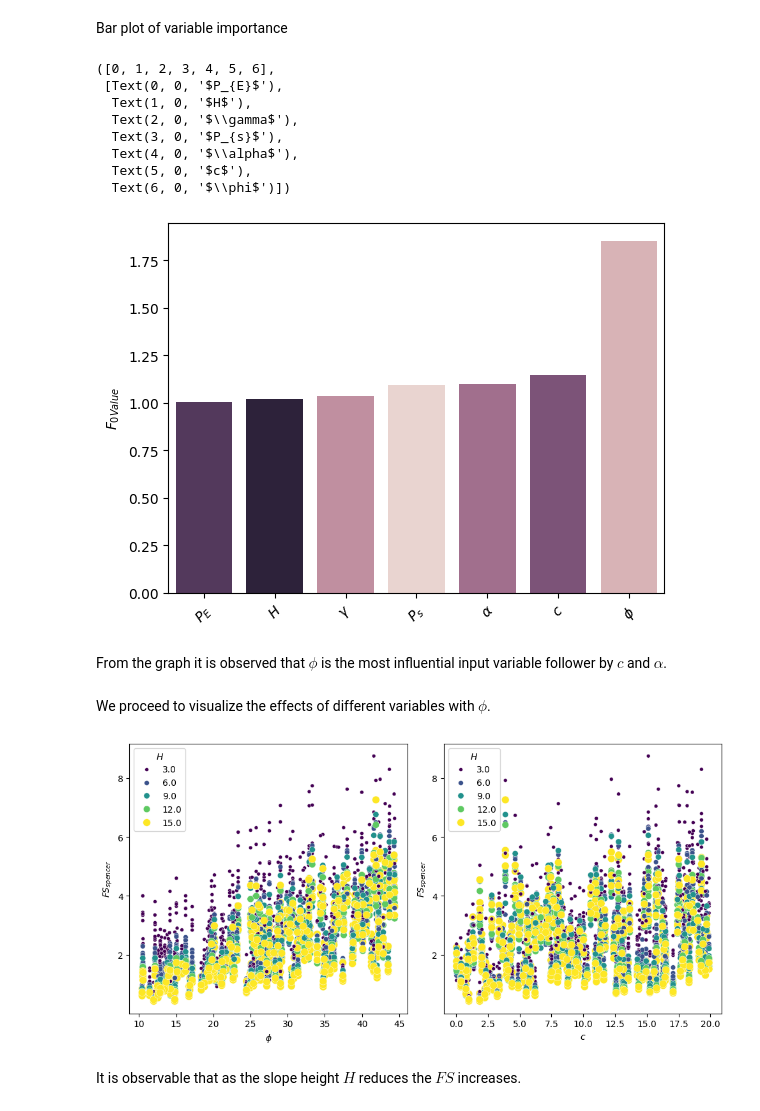
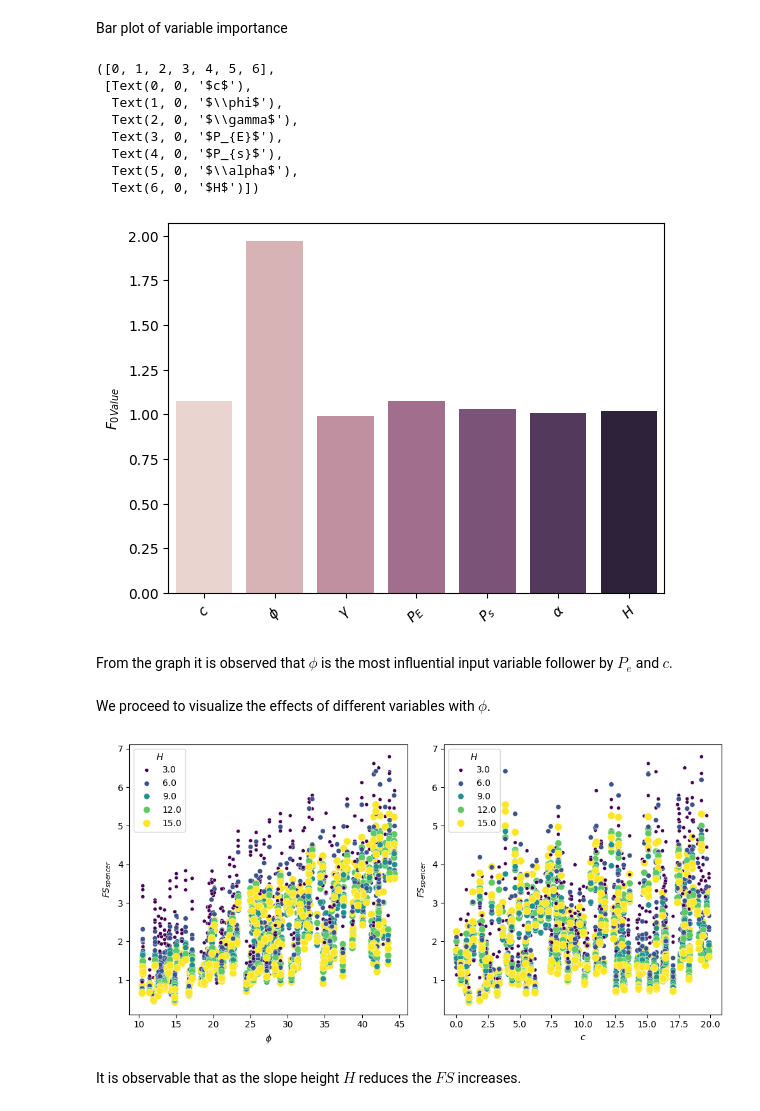
Before and after one commit to FBrownp/ML-geo, a Jupyter notebook: research/EDA_slope_data.ipynb, the cells around one changed output. Drawn from its saved outputs; the diff is of its cells as text; code cells hidden in the pictures.

```diff
--- a/research/EDA_slope_data.ipynb
+++ b/research/EDA_slope_data.ipynb
@@ -38,26 +38,26 @@ from matplotlib import pyplot as plt
 # %% [markdown]
 Read csv files and add Main_config data, then append every csv into one file.
 # %%
-data_excel = pd.read_excel("Main_config.xlsx")
+# data_excel = pd.read_excel("Main_config.xlsx")
 
-for i in range(1,26):
-    data_df = pd.read_csv("data" + str(i) + ".csv")
+# for i in range(1,26):
+#     data_df = pd.read_csv("data" + str(i) + ".csv")
 
-    phi    = data_excel["Slope Angle"][i-1]*np.ones(5000)
-    height = data_excel["H"][i-1]*np.ones(5000)
+#     phi    = data_excel["Slope Angle"][i-1]*np.ones(5000)
+#     height = data_excel["H"][i-1]*np.ones(5000)
 
-    add_data    = pd.DataFrame({ "slope_angle": phi, "slope_height" :height})
-    add_data    = pd.concat([data_df , add_data] , axis=1)
-    add_data.to_csv("add_data" + str(i) + ".csv")
+#     add_data    = pd.DataFrame({ "slope_angle": phi, "slope_height" :height})
+#     add_data    = pd.concat([data_df , add_data] , axis=1)
+#     add_data.to_csv("add_data" + str(i) + ".csv")
 
 
-df_main = pd.read_csv("add_data1.csv")
+# df_main = pd.read_csv("add_data1.csv")
 
-for i in range(2,26):
-    df_main = pd.concat( [df_main , pd.read_csv("add_data" + str(i) + ".csv")] )
+# for i in range(2,26):
+#     df_main = pd.concat( [df_main , pd.read_csv("add_data" + str(i) + ".csv")] )
 
-df_main = df_main.fillna(0)
+# df_main = df_main.fillna(0)
 
-df_main.drop(["Unnamed: 7", "Unnamed: 0"], axis=1, inplace=True)
+# df_main.drop(["Unnamed: 7", "Unnamed: 0"], axis=1, inplace=True)
 # %% [markdown]
 Print first 5 elements in new data
@@ -182,10 +193,7 @@ f_test  = pd.DataFrame({"F0_value" : f_test[0]})
 # %% [markdown]
 Reset indexes to get sorted positions
 # %%
-f_test.reset_index(inplace=True)
-f_test.sort_values(by="F0_value", inplace=True)
-f_test.reset_index(inplace=True)
-
 names  = [r"$c$",r"$\phi$",r"$\gamma$",r"$P_{E}$",r"$P_{s}$",r"$\alpha$",r"$H$"]
-nnames = pd.DataFrame(list(zip(names, f_test["index"])), columns= ["name", "index"]).sort_values(by="index")
+nnames = pd.DataFrame(list(zip(names, f_test.index.values)), columns= ["name", "index"]).sort_values(by="index")
+nnames
 # %% [output]
@@ -202,53 +210,53 @@ Bar plot of variable importance
 # %%
 ax = sns.barplot(x = f_test.index.values ,
                  y = f_test["F0_value"],
-                 hue= f_test["index"],
+                 hue= f_test.index.values,
                  legend= False)
 ax.set(ylabel = r"$F_{0 Value}$")
 ax.set_xticklabels(list(nnames["name"]))
 plt.xticks(rotation = 45)
 # %% [output]
 ([0, 1, 2, 3, 4, 5, 6],
- [Text(0, 0, '$P_{E}$'),
-  Text(1, 0, '$H$'),
+ [Text(0, 0, '$c$'),
+  Text(1, 0, '$\\phi$'),
   Text(2, 0, '$\\gamma$'),
-  Text(3, 0, '$P_{s}$'),
-  Text(4, 0, '$\\alpha$'),
-  Text(5, 0, '$c$'),
-  Text(6, 0, '$\\phi$')])
+  Text(3, 0, '$P_{E}$'),
+  Text(4, 0, '$P_{s}$'),
+  Text(5, 0, '$\\alpha$'),
+  Text(6, 0, '$H$')])
-[figure, old version]
+[figure, new version]
 # %% [markdown]
-From the graph it is observed that $\phi$ is the most influential input variable follower by $c$ and $\alpha$.
+From the graph it is observed that $\phi$ is the most influential input variable follower by $P_{e}$ and $c$.
 # %% [markdown]
 We proceed to visualize the effects of different variables with $\phi$.
 # %%
 fig,axs = plt.subplots(1,2, figsize=(10,5))
 
 df_main_n = df_main[df_main.iloc[:,3] < 3]
 
 
-names   = ["Material 1 : Phi (deg)","Material 1 : Cohesion (kN/m2)"]
+names   = ["Phi","Cohesion"]
 names_i = [r"$\phi$", r"$c$"]
 
 for i in range(0,2):
     ax = sns.scatterplot(x = df_main_n[names[i]] ,
-                        y = df_main_n["Factor of Safety - spencer"],
+                        y = df_main_n["FSs"],
                         hue= df_main_n["slope_height"],
                         size= df_main_n["slope_height"],
                         palette="viridis",
                         legend= True,
                         ax = axs[i])
 
     ax.set(xlabel = names_i[i])
     ax.set(ylabel = r"$FS_{spencer}$")
     ax.legend(title = r"$H$")
 
 
 
 fig.tight_layout()
 plt.show()
 # %% [output]
-[figure, old version]
+[figure, new version]
 # %% [markdown]
 It is observable that as the slope height $H$ reduces the $FS$ increases.
 # %% [markdown]
```
Also changed, not shown: parts of 9 cells of this notebook, 4 other files.
